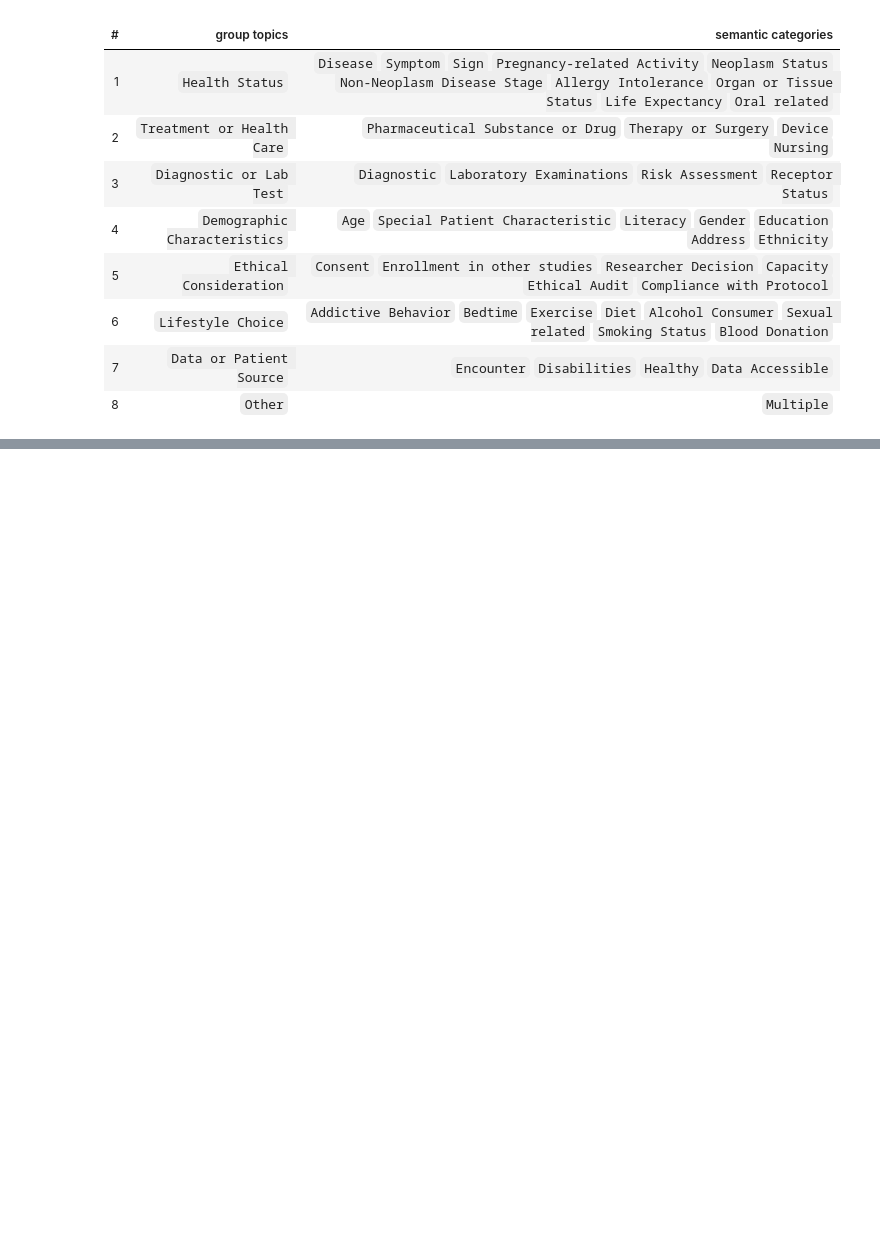
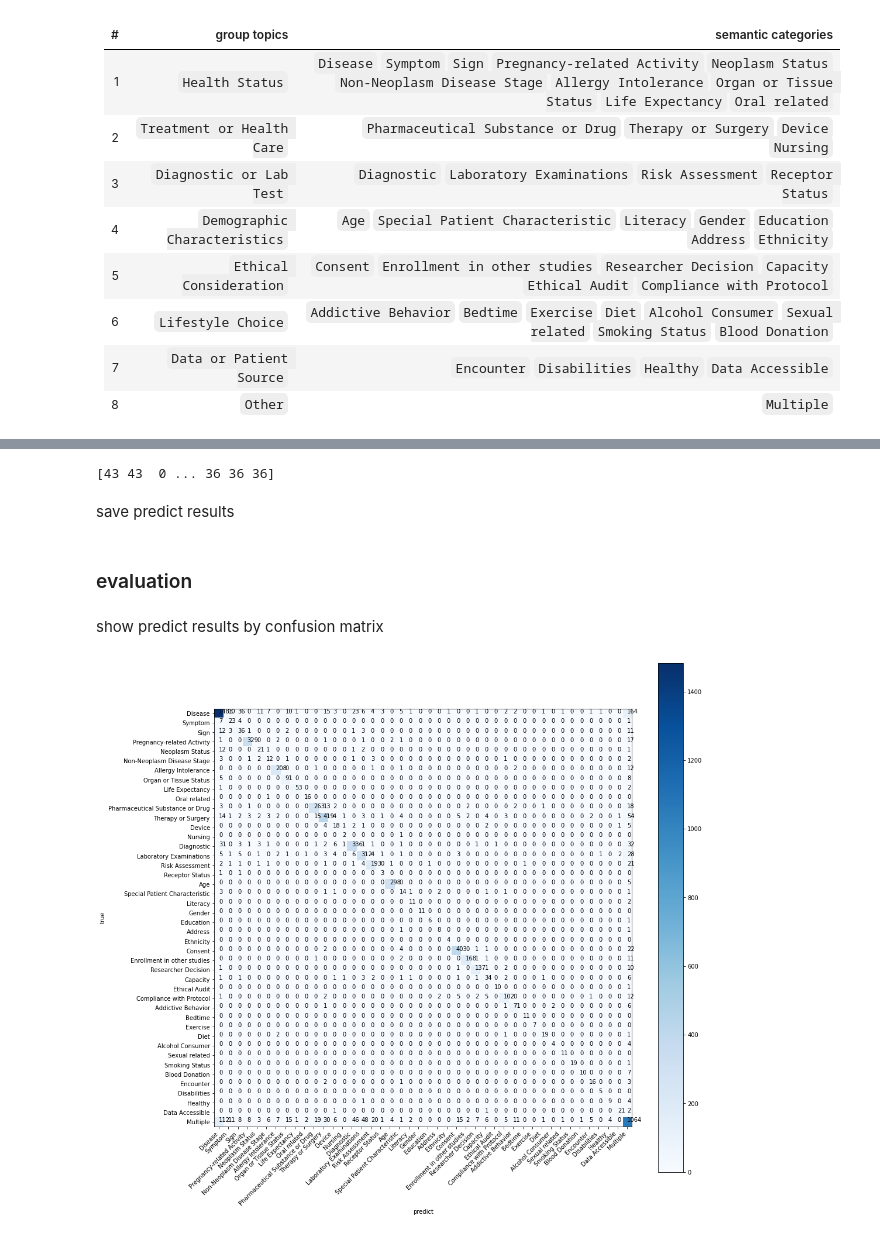
Before and after one commit to zonghui0228/SemCat-CECCT, a Jupyter notebook: classification/LR/Logistic Regression.ipynb, the cells around one changed output, grey strips where cells are left out. Cells and saved outputs as stored; diff of their text form; code cells hidden in the pictures; blank space fills up the shorter version.

```diff
--- a/classification/LR/Logistic Regression.ipynb
+++ b/classification/LR/Logistic Regression.ipynb
@@ -271,0 +228,7 @@ print(predict_tags)
+# %%
+start_time = time.time()
+lr = LogisticRegression(random_state=2021, solver='liblinear')
+parameters = {"C": [1e-4, 1e-3,1e-2, 1e-1, 1e0, 1e1]}
+clf = GridSearchCV(lr, parameters, cv=3, scoring="f1_macro", n_jobs=8)
+clf.fit(X_train, y_train)
+print("tuning parameters took {}s!".format(time.time() - start_time))
@@ -271,0 +255,3 @@ print(predict_tags)
+# %%
+best_params = clf.best_params_
+print(best_params)
@@ -271,0 +262,5 @@ print(predict_tags)
+# %%
+start_time = time.time()
+model = LogisticRegression(random_state=2021, solver='liblinear', C=best_params['C'])
+model.fit(X_train, y_train)
+print("training took {}s!".format(time.time() - start_time))
@@ -271,0 +273,7 @@ print(predict_tags)
+# %%
+pred_test = model.predict(X_test)
+print(pred_test)
+# %% [output]
+[43 43  0 ... 36 36 36]
+# %% [markdown]
+save predict results
@@ -271,0 +284,19 @@ print(predict_tags)
+# %% [markdown]
+### evaluation
+# %% [markdown]
+show predict results by confusion matrix
+# %%
+confusion = confusion_matrix(y_test, pred_test)
+plt.figure(figsize=(16,16))
+plt.imshow(confusion, cmap=plt.cm.Blues)
+indices = range(len(confusion))
+plt.xticks(indices, labels, rotation=45, ha='right')
+plt.yticks(indices, labels)
+plt.colorbar()
+plt.xlabel('predict')
+plt.ylabel('true')
+for first_index in range(len(confusion)):
+    for second_index in range(len(confusion[first_index])):
+        plt.text(first_index, second_index, confusion[first_index][second_index])
+# %% [output]
+[figure, added]
```
Also changed, not shown: parts of 76 cells of this notebook, 23 other files.
